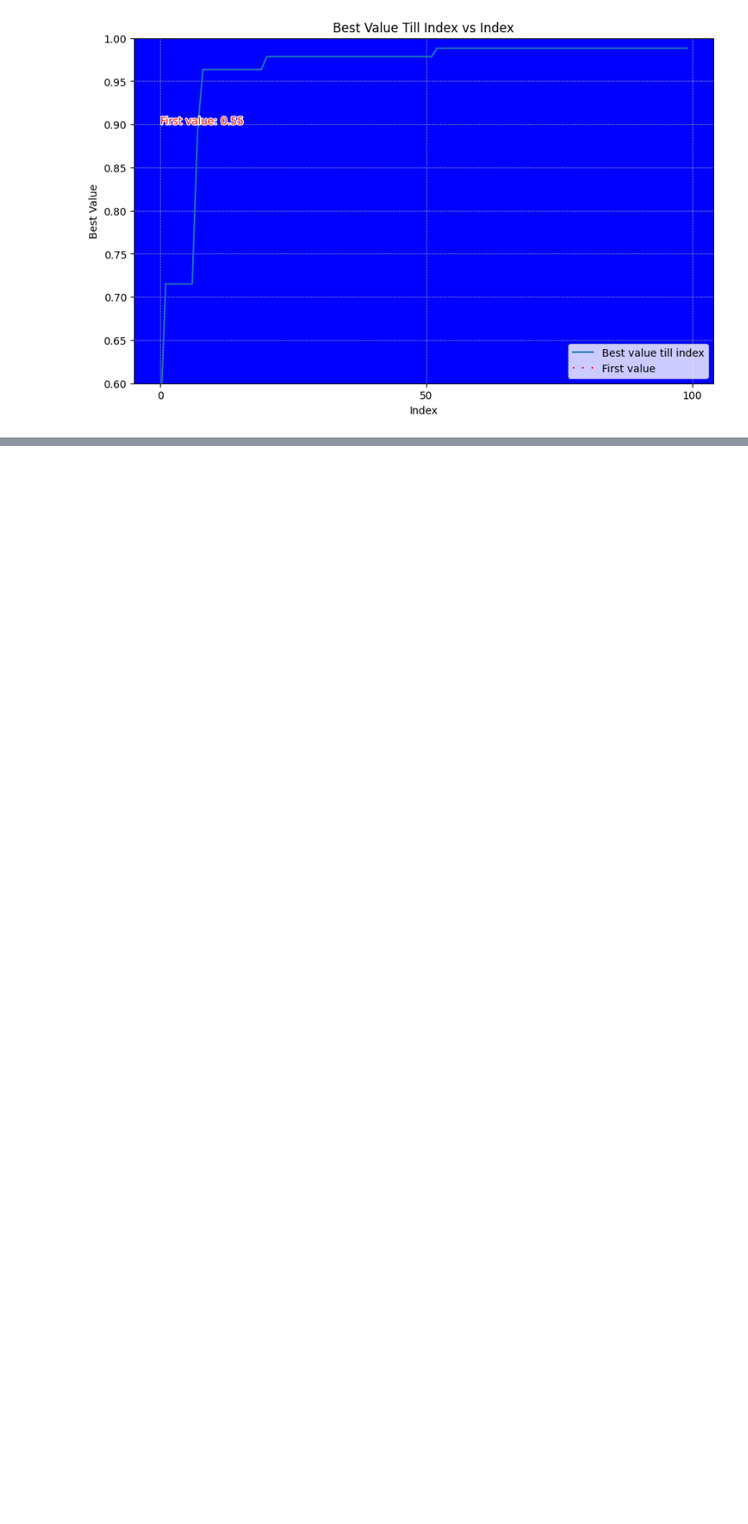
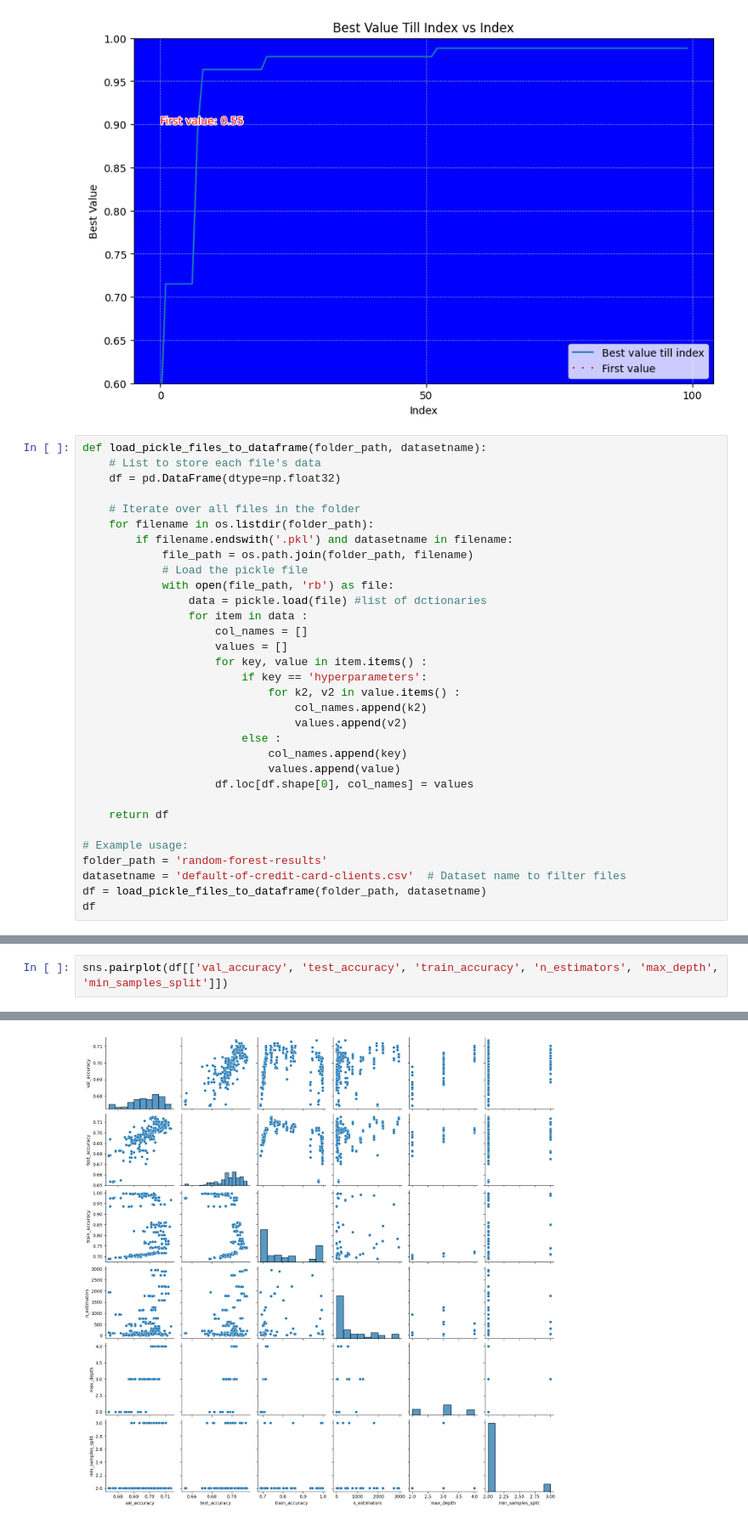
Before and after one commit to BUSY-LOOPING/Tech-Troopers, a Jupyter notebook: Dhruv/utils.ipynb, the cells around one changed output, grey strips where cells are left out. Shown at 85% size. Saved outputs shown, nothing was run; the diff lists cells and outputs as text; blank space fills up the shorter version.

Commit message:
dhruv:added results compilation

```diff
--- a/Dhruv/utils.ipynb
+++ b/Dhruv/utils.ipynb
@@ -327,3 +330,35 @@ plt.legend()
 plt.show()
 # %% [output]
 [figure]
+# %%
+def load_pickle_files_to_dataframe(folder_path, datasetname):
+    # List to store each file's data
+    df = pd.DataFrame(dtype=np.float32)
+
+    # Iterate over all files in the folder
+    for filename in os.listdir(folder_path):
+        if filename.endswith('.pkl') and datasetname in filename:
+            file_path = os.path.join(folder_path, filename)
+            # Load the pickle file
+            with open(file_path, 'rb') as file:
+                data = pickle.load(file) #list of dctionaries
+                for item in data :
+                    col_names = []
+                    values = []
+                    for key, value in item.items() :
+                        if key == 'hyperparameters':
+                            for k2, v2 in value.items() :
+                                col_names.append(k2)
+                                values.append(v2)
+                        else :
+                            col_names.append(key)
+                            values.append(value)
+                    df.loc[df.shape[0], col_names] = values
+
+    return df
+
+# Example usage:
+folder_path = 'random-forest-results'
+datasetname = 'default-of-credit-card-clients.csv'  # Dataset name to filter files
+df = load_pickle_files_to_dataframe(folder_path, datasetname)
+df
@@ -329,0 +398,3 @@ plt.show()
+# %%
+sns.pairplot(df[['val_accuracy', 'test_accuracy', 'train_accuracy', 'n_estimators', 'max_depth', 'min_samples_split']])
+# %% [output]
@@ -329,0 +402 @@ plt.show()
+[figure, added]
```
Also changed, not shown: parts of 8 cells of this notebook, 19 other files.
